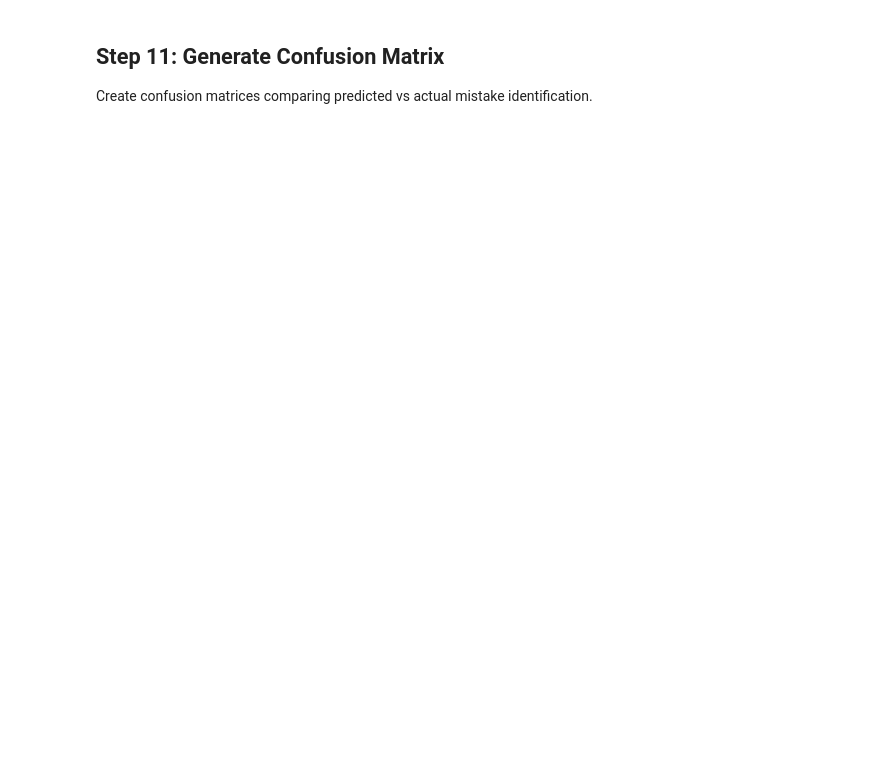
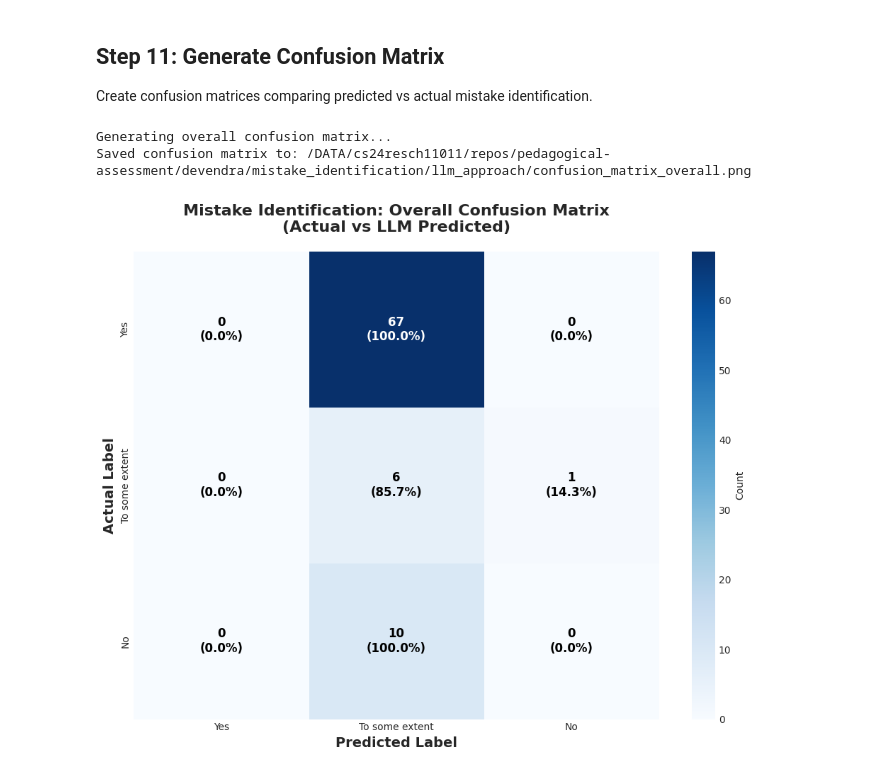
Before and after one commit to devendew/pedagogical-assessment, a Jupyter notebook: devendra/mistake_identification/llm_approach/mistake_llm.ipynb, the cells around one changed output. Saved outputs shown, nothing was run; the diff lists cells and outputs as text; code cells hidden in the pictures; blank space fills up the shorter version.

```diff
--- a/devendra/mistake_identification/llm_approach/mistake_llm.ipynb
+++ b/devendra/mistake_identification/llm_approach/mistake_llm.ipynb
@@ -115,7 +158,7 @@ class MathSolver:
                 self.tokenizer = AutoTokenizer.from_pretrained(model_name)
                 self.model = AutoModelForCausalLM.from_pretrained(
                     model_name,
-                    torch_dtype=torch.float16 if torch.cuda.is_available() else torch.float32,
+                    dtype=torch.float16 if torch.cuda.is_available() else torch.float32,
                     device_map="auto" if torch.cuda.is_available() else None,
                     low_cpu_mem_usage=True
                 )
@@ -164,7 +207,7 @@ Solution:"""
         Fallback method when model is not available.
         Returns a placeholder that indicates manual solution is needed.
         """
-        return f"[Solution requires computation for: {question[:100]}...]"
+        return f"[Solution requires computation for: {question}...]"
 
 # Initialize the math solver
 print("Initializing Math Solver...")
@@ -216,14 +266,14 @@ def generate_answers_for_dataset(dataset, math_solver, max_samples=None):
         if i < 3:
             print(f"\n{'='*80}")
             print(f"Conversation {i+1}:")
-            print(f"Question: {question[:150]}...")
-            print(f"Answer: {conv_with_answer['answer_key'][:200]}...")
+            print(f"Question: {question}...")
+            print(f"Answer: {conv_with_answer['answer_key']}...")
 
     return dataset_with_answers
 
 # Generate answers for a subset first (for testing)
 # Set to None to process all conversations
-NUM_SAMPLES_TO_PROCESS = 10  # Start with 10 for testing, change to None for full dataset
+NUM_SAMPLES_TO_PROCESS = 5  # Start with 5 for testing, change to None for full dataset
 
 trainset_with_answers = generate_answers_for_dataset(
     trainset,
@@ -260,7 +376,7 @@ class MistakeIdentificationEvaluator:
     correctly identified student mistakes.
     """
 
-    def __init__(self, model_name="meta-llama/Llama-3.1-8B-Instruct", use_local=True):
+    def __init__(self, model_name="mistralai/Mathstral-7B-v0.1", use_local=True):
         """
         Initialize the evaluator.
         Using 8B version as it's more accessible. Can change to 70B if available:
@@ -298,7 +414,7 @@ class MistakeIdentificationEvaluator:
 
         Returns: "Yes", "No", or "To some extent"
         """
-        prompt = f"""You are an expert educational assessment evaluator. Your task is to evaluate whether a tutor correctly identified a student's mistake in their response.
+        prompt = f"""You are an expert educational assessment evaluator in mathematics subject. Your task is to evaluate whether a tutor correctly identified a student's mistake in their response.
 
 You will be given:
 1. The conversation history between tutor and student
@@ -306,7 +422,7 @@ You will be given:
 3. The tutor's response to the student
 
 Based on this information, determine if the tutor successfully identified the student's mistake. Respond with EXACTLY ONE of these three options:
-- "Yes" - if the tutor clearly and correctly identified the student's mistake
+- "Yes" - if the tutor clearly and correctly identified the student's mistake. Even he is not fully correct, but he identified the mistake correctly. 40% correctness is enough.
 - "No" - if the tutor failed to identify the mistake or identified the wrong issue
 - "To some extent" - if the tutor partially identified the mistake but missed key aspects or was unclear
 
@@ -323,13 +439,13 @@ EVALUATION (respond with ONLY "Yes", "No", or "To some extent"):"""
 
         if self.use_local and hasattr(self, 'model'):
             try:
-                inputs = self.tokenizer(prompt, return_tensors="pt", truncation=True, max_length=2048).to(self.device)
+                inputs = self.tokenizer(prompt, return_tensors="pt", truncation=True, max_length=4096).to(self.device)
 
                 with torch.no_grad():
                     outputs = self.model.generate(
                         **inputs,
                         max_new_tokens=50,
-                        temperature=0.1,
+                        temperature=0.5,
                         do_sample=True,
                         top_p=0.9,
                         pad_token_id=self.tokenizer.eos_token_id
@@ -534,3 +703,63 @@ print(analysis_df['source'].value_counts())
 ## Step 11: Generate Confusion Matrix
 
 Create confusion matrices comparing predicted vs actual mistake identification.
+# %%
+def plot_confusion_matrix(y_true, y_pred, labels, title, save_path=None):
+    """
+    Plot a confusion matrix with percentages and counts.
+    """
+    # Calculate confusion matrix
+    cm = confusion_matrix(y_true, y_pred, labels=labels)
+
+    # Calculate percentages
+    cm_percent = cm.astype('float') / cm.sum(axis=1)[:, np.newaxis] * 100
+
+    # Create figure
+    fig, ax = plt.subplots(figsize=(10, 8))
+
+    # Plot heatmap
+    sns.heatmap(cm, annot=False, fmt='d', cmap='Blues',
+                xticklabels=labels, yticklabels=labels,
+                cbar_kws={'label': 'Count'}, ax=ax)
+
+    # Add annotations with both count and percentage
+    for i in range(len(labels)):
+        for j in range(len(labels)):
+            text = f'{cm[i, j]}\n({cm_percent[i, j]:.1f}%)'
+            ax.text(j + 0.5, i + 0.5, text,
+                   ha='center', va='center',
+                   color='white' if cm[i, j] > cm.max() / 2 else 'black',
+                   fontsize=12, fontweight='bold')
+
+    ax.set_xlabel('Predicted Label', fontsize=14, fontweight='bold')
+    ax.set_ylabel('Actual Label', fontsize=14, fontweight='bold')
+    ax.set_title(title, fontsize=16, fontweight='bold', pad=20)
+
+    plt.tight_layout()
+
+    if save_path:
+        plt.savefig(save_path, dpi=300, bbox_inches='tight')
+        print(f"Saved confusion matrix to: {save_path}")
+
+    plt.show()
+
+    return cm
+
+# Define label order
+label_order = ['Yes', 'To some extent', 'No']
+
+# Overall confusion matrix
+print("Generating overall confusion matrix...")
+cm_overall = plot_confusion_matrix(
+    analysis_df['actual'],
+    analysis_df['predicted'],
+    labels=label_order,
+    title='Mistake Identification: Overall Confusion Matrix\n(Actual vs LLM Predicted)',
+    save_path=os.path.join(OUTPUT_DIR, 'confusion_matrix_overall.png')
+)
+
+print(f"\nOverall Confusion Matrix:\n{cm_overall}")
+# %% [output]
+Generating overall confusion matrix...
+Saved confusion matrix to: /DATA/cs24resch11011/repos/pedagogical-assessment/devendra/mistake_identification/llm_approach/confusion_matrix_overall.png
+[figure, added]
```
Also changed, not shown: parts of 24 cells of this notebook, 14 other files.
